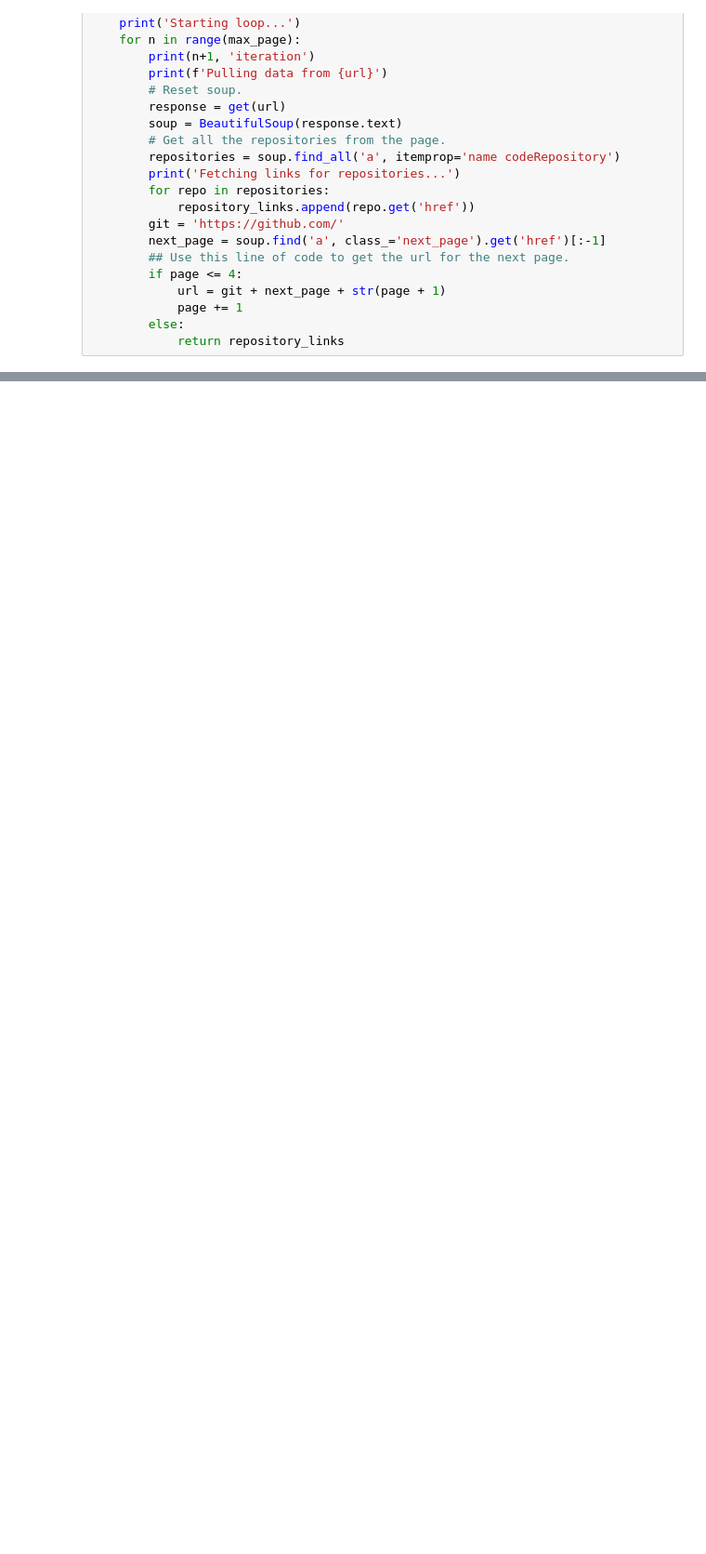
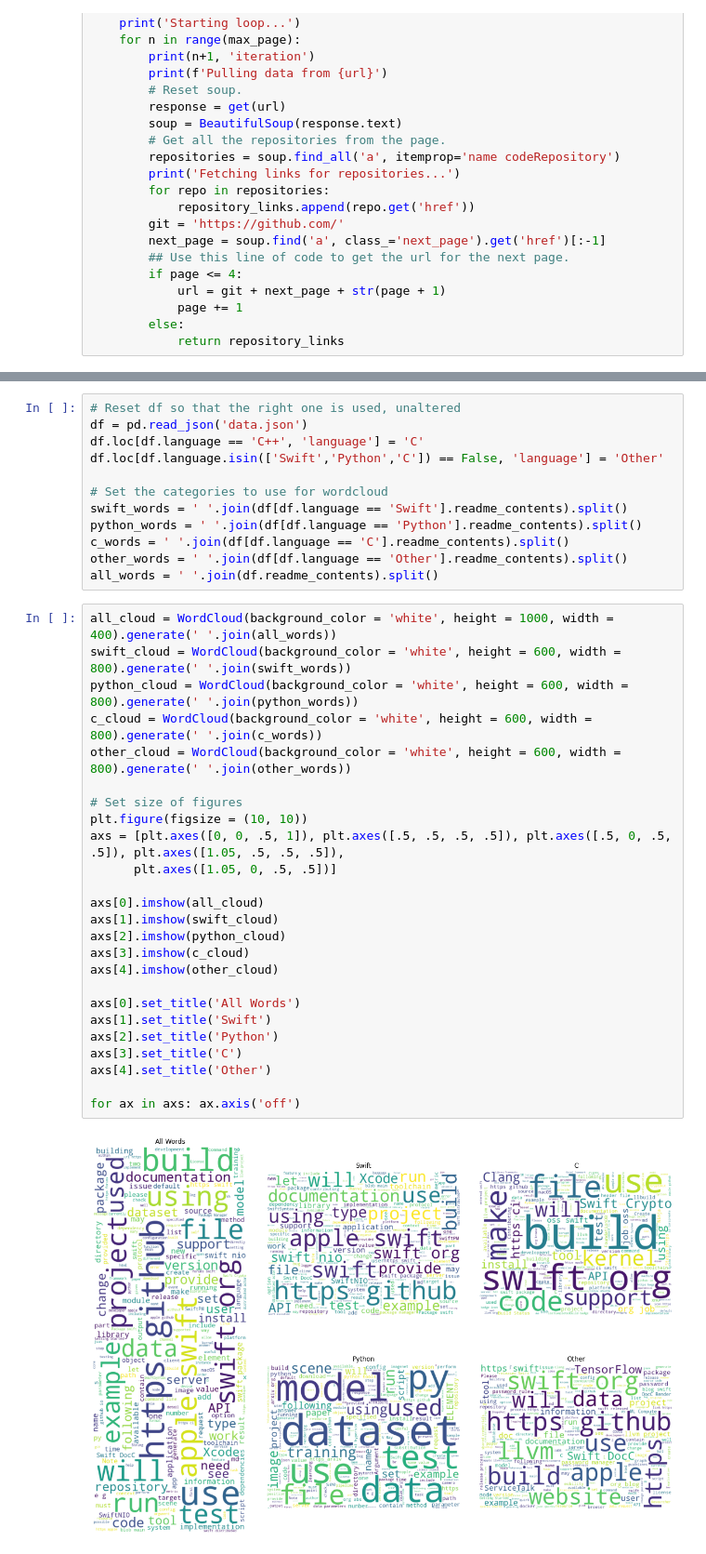
Before and after one commit to NLP-Github-Project-Hopper5/NLP-Github-Project, a Jupyter notebook: jos-workbook.ipynb, the cells around one changed output, grey strips where cells are left out. Shown at 93% size. Cells and saved outputs as stored; diff of their text form; blank space fills up the shorter version.

```diff
--- a/jos-workbook.ipynb
+++ b/jos-workbook.ipynb
@@ -174,0 +340,39 @@ memory usage: 4.6+ KB
+# %%
+# Reset df so that the right one is used, unaltered
+df = pd.read_json('data.json')
+df.loc[df.language == 'C++', 'language'] = 'C'
+df.loc[df.language.isin(['Swift','Python','C']) == False, 'language'] = 'Other'
+
+# Set the categories to use for wordcloud
+swift_words = ' '.join(df[df.language == 'Swift'].readme_contents).split()
+python_words = ' '.join(df[df.language == 'Python'].readme_contents).split()
+c_words = ' '.join(df[df.language == 'C'].readme_contents).split()
+other_words = ' '.join(df[df.language == 'Other'].readme_contents).split()
+all_words = ' '.join(df.readme_contents).split()
+# %%
+all_cloud = WordCloud(background_color = 'white', height = 1000, width = 400).generate(' '.join(all_words))
+swift_cloud = WordCloud(background_color = 'white', height = 600, width = 800).generate(' '.join(swift_words))
+python_cloud = WordCloud(background_color = 'white', height = 600, width = 800).generate(' '.join(python_words))
+c_cloud = WordCloud(background_color = 'white', height = 600, width = 800).generate(' '.join(c_words))
+other_cloud = WordCloud(background_color = 'white', height = 600, width = 800).generate(' '.join(other_words))
+
+# Set size of figures
+plt.figure(figsize = (10, 10))
+axs = [plt.axes([0, 0, .5, 1]), plt.axes([.5, .5, .5, .5]), plt.axes([.5, 0, .5, .5]), plt.axes([1.05, .5, .5, .5]),
+      plt.axes([1.05, 0, .5, .5])]
+
+axs[0].imshow(all_cloud)
+axs[1].imshow(swift_cloud)
+axs[2].imshow(python_cloud)
+axs[3].imshow(c_cloud)
+axs[4].imshow(other_cloud)
+
+axs[0].set_title('All Words')
+axs[1].set_title('Swift')
+axs[2].set_title('Python')
+axs[3].set_title('C')
+axs[4].set_title('Other')
+
+for ax in axs: ax.axis('off')
+# %% [output]
+[figure, added]
```
Also changed, not shown: parts of 41 cells of this notebook.
